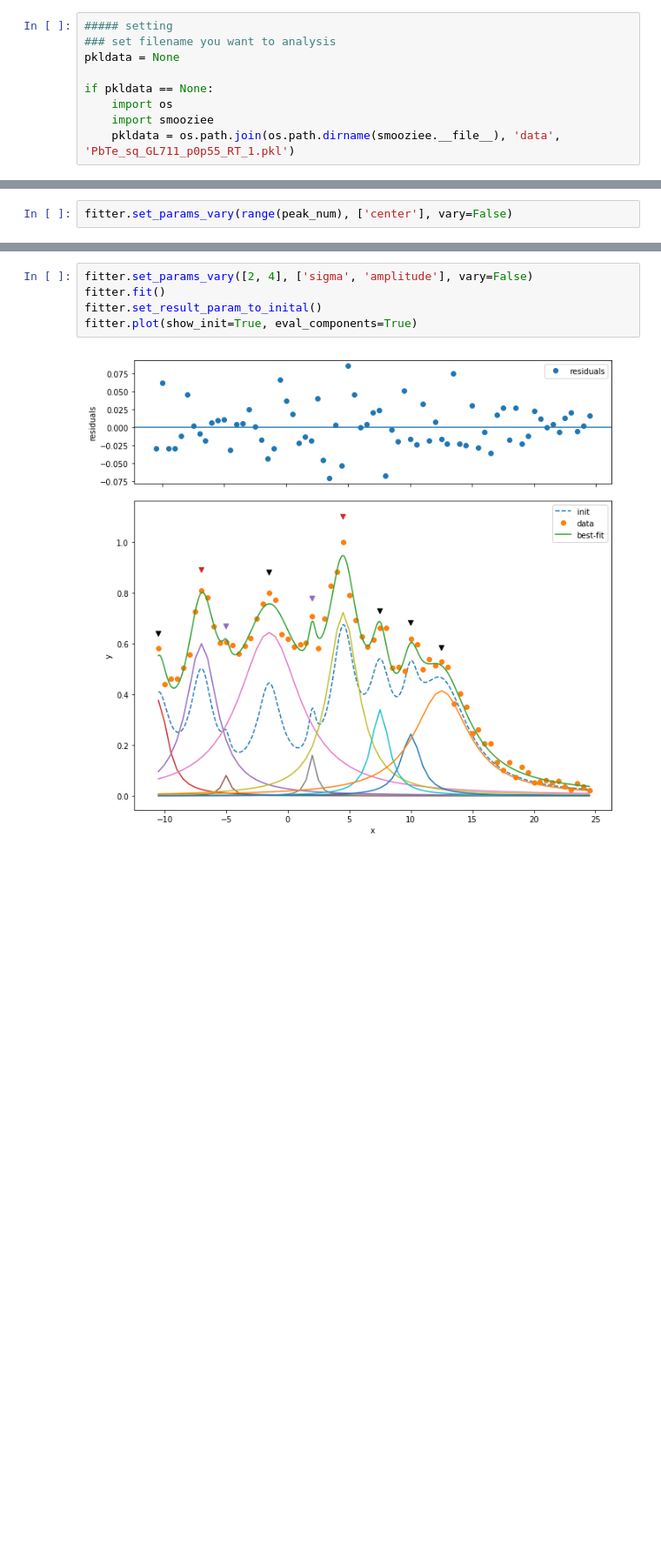
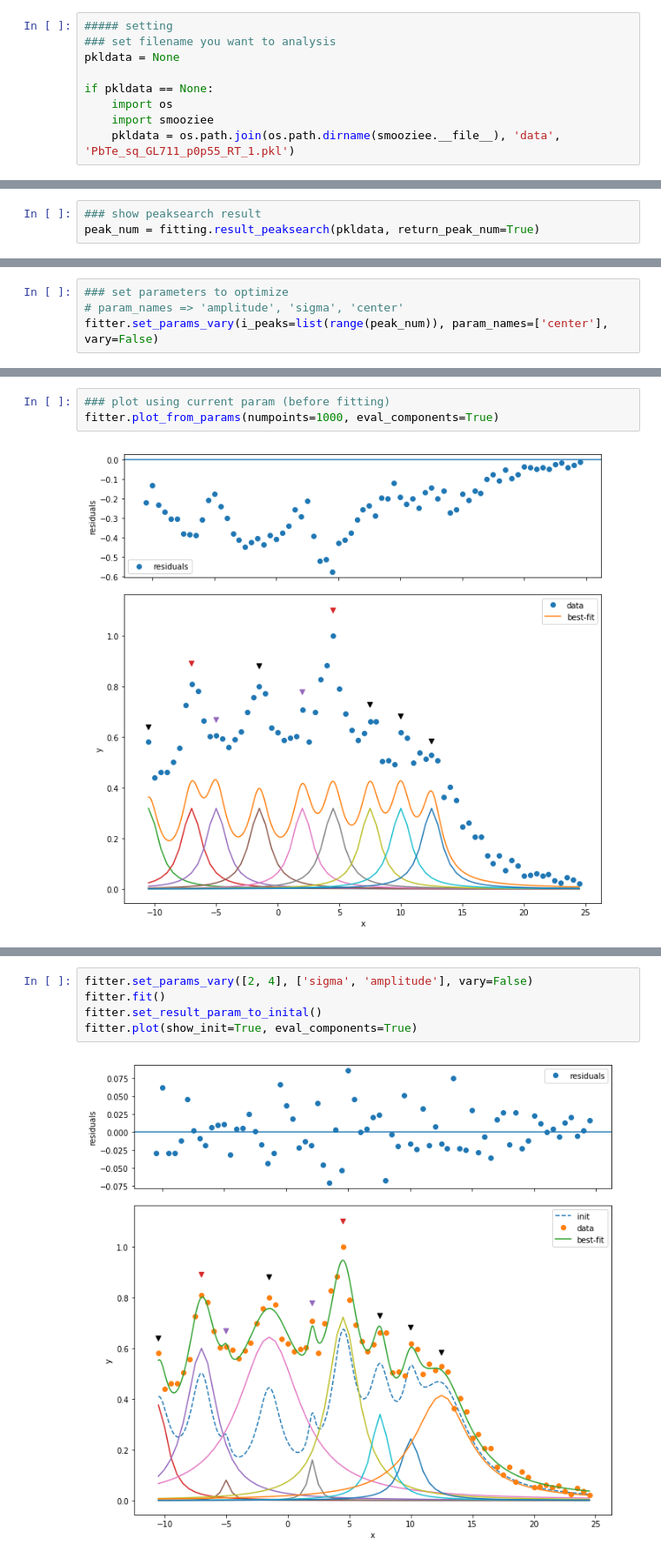
Before and after one commit to kei0822kei/smooziee, a Jupyter notebook: notebook/mizo_fit.ipynb, the cells around one changed output, grey strips where cells are left out. Shown at 87% size. Saved outputs shown, nothing was run; the diff lists cells and outputs as text; blank space fills up the shorter version.

Commit message:
fitting.ipynb

```diff
--- a/notebook/mizo_fit.ipynb
+++ b/notebook/mizo_fit.ipynb
@@ -24,0 +20,3 @@ the number of peaks: 9
+# %%
+### show peaksearch result
+peak_num = fitting.result_peaksearch(pkldata, return_peak_num=True)
@@ -26,3 +28,5 @@ the number of peaks: 9
 fitter = fitting.Fitting(pkldata, ['lorentzian' for i in range(peak_num)])
 # %%
-fitter.set_params_vary(range(peak_num), ['center'], vary=False)
+### set parameters to optimize
+# param_names => 'amplitude', 'sigma', 'center'
+fitter.set_params_vary(i_peaks=list(range(peak_num)), param_names=['center'], vary=False)
@@ -73,2 +62,7 @@ fitter.plot(show_init=True, eval_components=True)
 # %% [output]
 [figure]
+# %%
+### plot using current param (before fitting)
+fitter.plot_from_params(numpoints=1000, eval_components=True)
+# %% [output]
+[figure, added]
```
Also changed, not shown: parts of 10 cells of this notebook, 1 other file.
